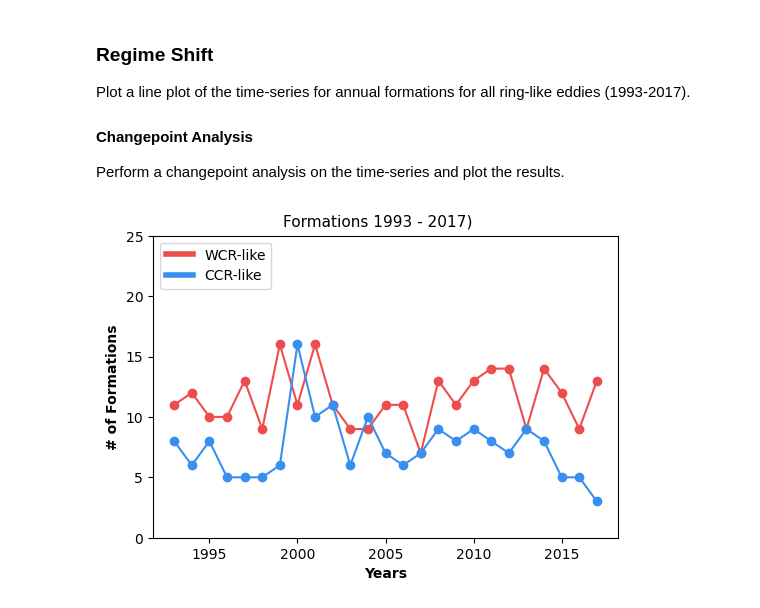
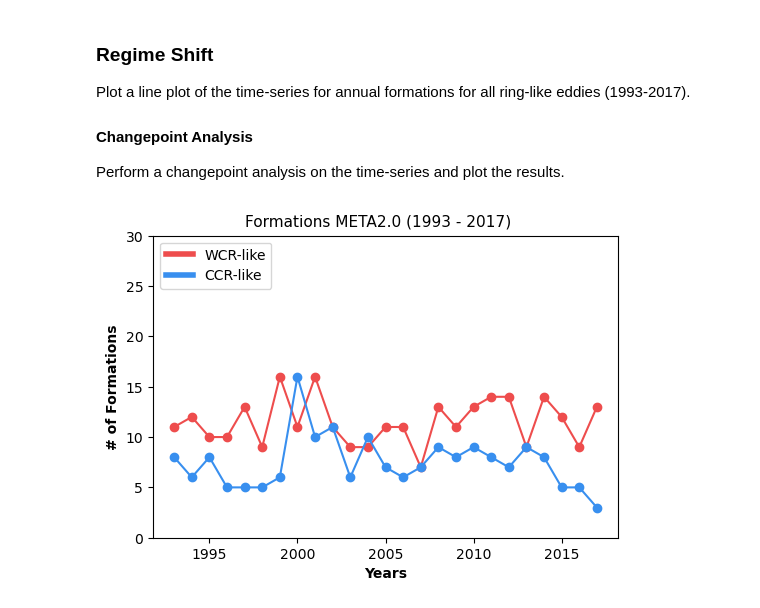
Before and after one commit to elenakperez/rings, a Jupyter notebook: notebooks/rings_MANUSCRIPT_notebook.ipynb, the cells around one changed output. Saved outputs shown, nothing was run; the diff lists cells and outputs as text; code cells hidden in the pictures.

```diff
--- a/notebooks/rings_MANUSCRIPT_notebook.ipynb
+++ b/notebooks/rings_MANUSCRIPT_notebook.ipynb
@@ -196,27 +196,52 @@ Gridded bathymetry data of the worlds ocean is available from [GEBCO](https://ww
 
 bathy = xr.open_dataset('/Users/elenaperez/Desktop/rings/data/nwa_bathy.nc')
 
+
+"""""""""""""""""""""""""""""""""""""""""""""""""""""""""""""""""""""""""""""""""""""""""""""""""""""""""""
+"                                     Daily Gulf Stream Paths (1993-2022)                                 "
+"""""""""""""""""""""""""""""""""""""""""""""""""""""""""""""""""""""""""""""""""""""""""""""""""""""""""""
+
+# load GS file
+gs = loadmat('/Users/elenaperez/Desktop/rings/data/gulf_stream/GS_daily_CMEMS_047_50cm_contours_1993_to_nrt.mat')
+
+# convert time array to ordinal dates
+for d in range(len(gs['time'][0])-1):
+    gs['time'][0][d] = gs['time'][0][d]+date.toordinal(date(1950,1,1))
+
+
 """""""""""""""""""""""""""""""""""""""""""""""""""""""""""""""""""""""""""""""""""""""""""""""""""""""""""
 "                                     META2.0 WCR- & CCR-like eddies                                      "
 """""""""""""""""""""""""""""""""""""""""""""""""""""""""""""""""""""""""""""""""""""""""""""""""""""""""""
 
 # META2.0 ring-like eddies
-zone_ccrlike_eddies = pd.read_pickle('/Users/elenaperez/Desktop/rings/data/dataframes/nwa_ccrlike_eddies.pkl')
-zone_wcrlike_eddies = pd.read_pickle('/Users/elenaperez/Desktop/rings/data/dataframes/nwa_wcrlike_eddies.pkl')
+m2_zone_ccrlike_eddies = pd.read_pickle('/Users/elenaperez/Desktop/rings/data/dataframes/meta2_nwa_ccrlike_eddies.pkl')
+m2_zone_wcrlike_eddies = pd.read_pickle('/Users/elenaperez/Desktop/rings/data/dataframes/meta2_nwa_wcrlike_eddies.pkl')
 
 # annual formation counts by zone for zone_wcrs/ccrs
-zone_wcrlike_yyyy_formations = pd.read_pickle('/Users/elenaperez/Desktop/rings/data/dataframes/zone_wcrlike_yyyy_formations.pkl')
-zone_ccrlike_yyyy_formations = pd.read_pickle('/Users/elenaperez/Desktop/rings/data/dataframes/zone_ccrlike_yyyy_formations.pkl')
+m2_zone_wcrlike_yyyy_formations = pd.read_pickle('/Users/elenaperez/Desktop/rings/data/dataframes/meta2_zone_wcrlike_yyyy_formations.pkl')
+m2_zone_ccrlike_yyyy_formations = pd.read_pickle('/Users/elenaperez/Desktop/rings/data/dataframes/meta2_zone_ccrlike_yyyy_formations.pkl')
 
 # monthly formation counts by zone for zone_wcrs/ccrs
-zone_wcrlike_yyyy_mm_formations = pd.read_pickle('/Users/elenaperez/Desktop/rings/data/dataframes/zone_wcrlike_yyyy_mm_formations.pkl')
-zone_ccrlike_yyyy_mm_formations = pd.read_pickle('/Users/elenaperez/Desktop/rings/data/dataframes/zone_ccrlike_yyyy_mm_formations.pkl')
+m2_zone_wcrlike_yyyy_mm_formations = pd.read_pickle('/Users/elenaperez/Desktop/rings/data/dataframes/meta2_zone_wcrlike_yyyy_mm_formations.pkl')
+m2_zone_ccrlike_yyyy_mm_formations = pd.read_pickle('/Users/elenaperez/Desktop/rings/data/dataframes/meta2_zone_ccrlike_yyyy_mm_formations.pkl')
 
 
 """""""""""""""""""""""""""""""""""""""""""""""""""""""""""""""""""""""""""""""""""""""""""""""""""""""""""
 "                                     META3.1 WCR- & CCR-like eddies                                      "
 """""""""""""""""""""""""""""""""""""""""""""""""""""""""""""""""""""""""""""""""""""""""""""""""""""""""""
 
+# META3.1 ring-like eddies
+m31_zone_ccrlike_eddies = pd.read_pickle('/Users/elenaperez/Desktop/rings/data/dataframes/meta31_nwa_ccrlike_eddies.pkl')
+m31_zone_wcrlike_eddies = pd.read_pickle('/Users/elenaperez/Desktop/rings/data/dataframes/meta31_nwa_wcrlike_eddies.pkl')
+
+# annual formation counts by zone for zone_wcrs/ccrs
+m31_zone_wcrlike_yyyy_formations = pd.read_pickle('/Users/elenaperez/Desktop/rings/data/dataframes/meta31_zone_wcrlike_yyyy_formations.pkl')
+m31_zone_ccrlike_yyyy_formations = pd.read_pickle('/Users/elenaperez/Desktop/rings/data/dataframes/meta31_zone_ccrlike_yyyy_formations.pkl')
+
+# monthly formation counts by zone for zone_wcrs/ccrs
+m31_zone_wcrlike_yyyy_mm_formations = pd.read_pickle('/Users/elenaperez/Desktop/rings/data/dataframes/meta31_zone_wcrlike_yyyy_mm_formations.pkl')
+m31_zone_ccrlike_yyyy_mm_formations = pd.read_pickle('/Users/elenaperez/Desktop/rings/data/dataframes/meta31_zone_ccrlike_yyyy_mm_formations.pkl')
+
 
 """""""""""""""""""""""""""""""""""""""""""""""""""""""""""""""""""""""""""""""""""""""""""""""""""""""""""
 "                                      GLED WCR- & CCR-like eddies                                        "
@@ -306,19 +619,19 @@ Perform a changepoint analysis on the time-series and plot the results.
 # %%
 """""""""""""""""""""""""""""""""""""""""""""""""""""""""""""""""""""""""""""""""""""""""""""""""""""""""
 "  timeseries_lineplot(ccr_formations_df, wcr_formations_df, title, fig_quality)                        "
 "                                                                                                       "
 " Input:                                                                                                "
 "    ccr_formations_df (DataFrame) : pandas dataframe of cold core rings in all zones                   "
 "    wcr_formations_df (DataFrame) : pandas dataframe of warm core rings in all zones                   "
 "    title (Str)                   : title of the figure, e.g. 'Map of the Northwest Atlantic'          "
 "    fig_quality (Int)             : integer of what dpi the image will be set to (e.g., 100 dpi)       "
 "                                                                                                       "
 " Output:                                                                                               "
 "    * returns a line plot annual formations for whole period (time-series)                             "
 "                                                                                                       "
 "                                                                                                       "
 """""""""""""""""""""""""""""""""""""""""""""""""""""""""""""""""""""""""""""""""""""""""""""""""""""""""
 
-timeseries_lineplot(zone_ccrlike_yyyy_formations, zone_wcrlike_yyyy_formations, 'Formations ', 100);
+timeseries_lineplot(m2_zone_ccrlike_yyyy_formations, m2_zone_wcrlike_yyyy_formations, 'Formations META2.0 (', 100, 0, 30);
 # %% [output]
-[figure, old version]
+[figure, new version]
```
Also changed, not shown: parts of 19 cells of this notebook, 2 other files.
